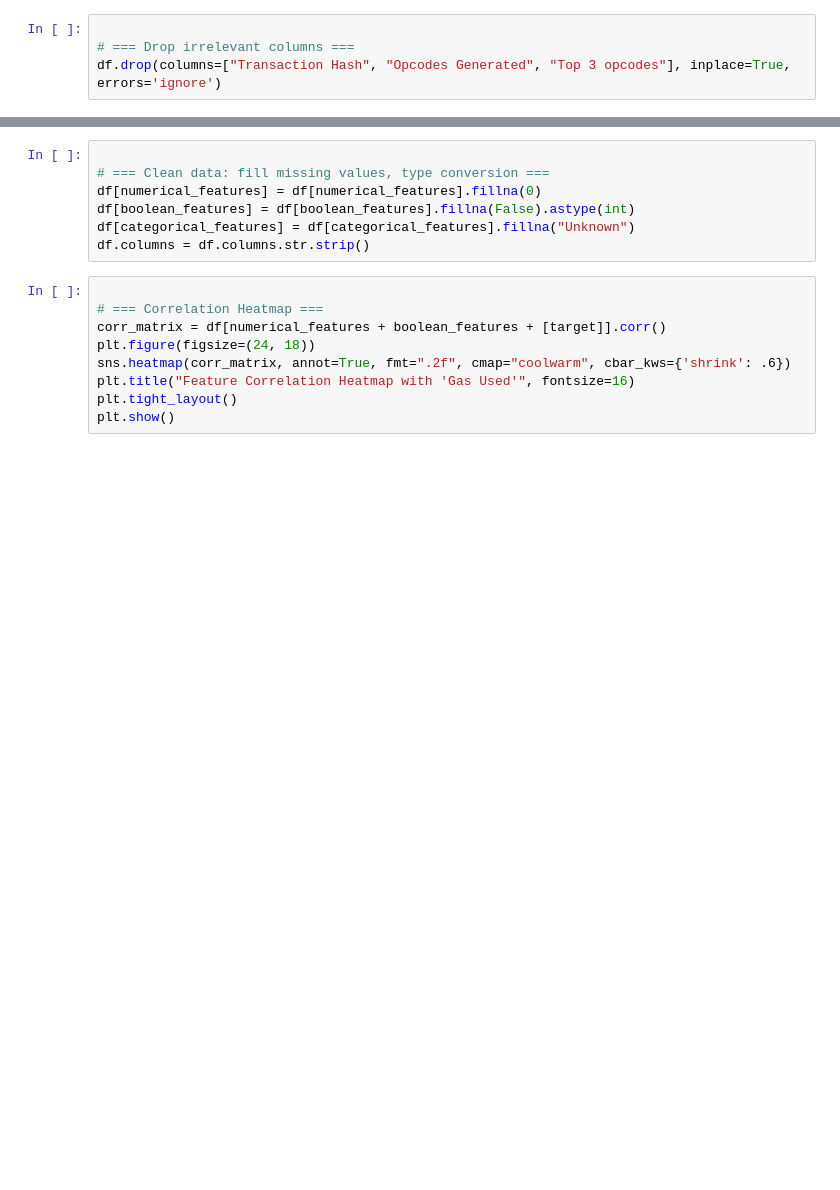
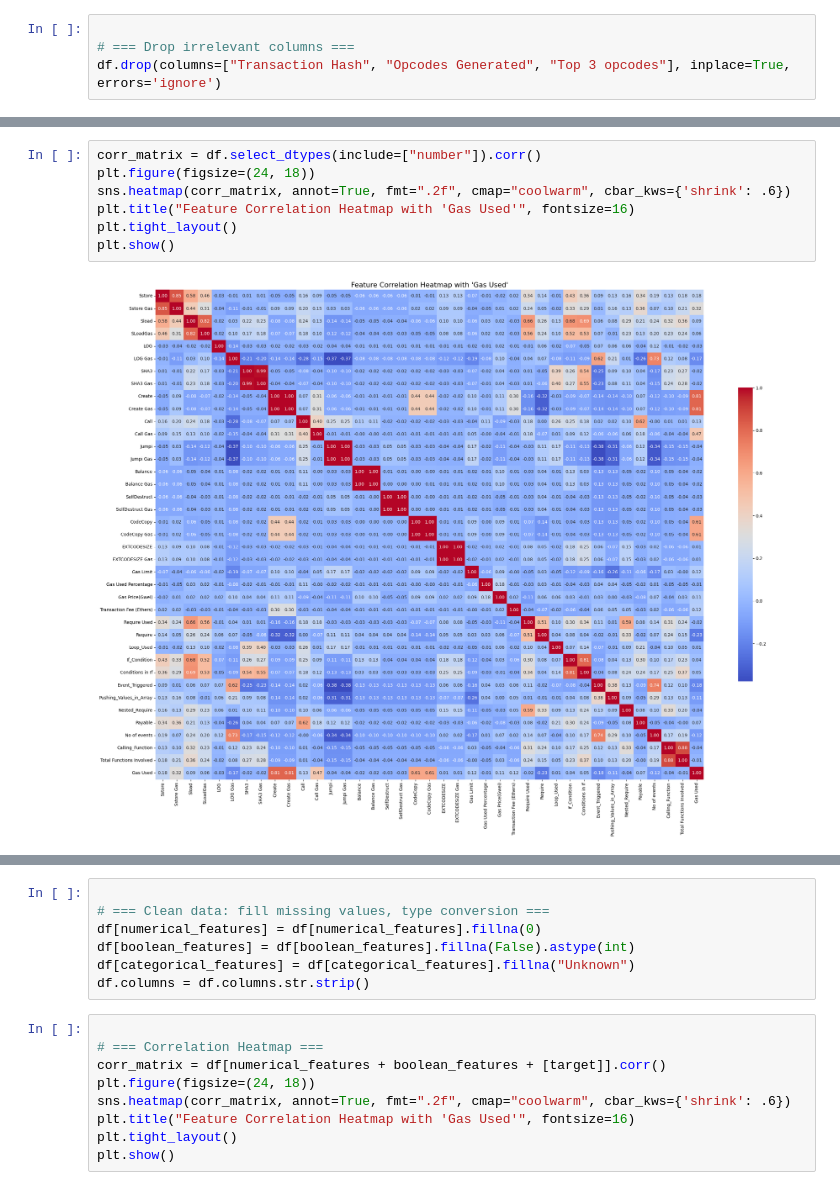
Before and after one commit to PihuNiranjan/Alexa-using-python, a Jupyter notebook: final.ipynb, the cells around one changed output, grey strips where cells are left out. Drawn from its saved outputs; the diff is of its cells as text; blank space fills up the shorter version.

```diff
--- a/final.ipynb
+++ b/final.ipynb
@@ -39 +118,10 @@ df = df.dropna(subset=[target])
+# %%
+corr_matrix = df.select_dtypes(include=["number"]).corr()
+plt.figure(figsize=(24, 18))
+sns.heatmap(corr_matrix, annot=True, fmt=".2f", cmap="coolwarm", cbar_kws={'shrink': .6})
+plt.title("Feature Correlation Heatmap with 'Gas Used'", fontsize=16)
+plt.tight_layout()
+plt.show()
+# %% [output]
+[figure, added]
 # %%
```
Also changed, not shown: parts of 24 cells of this notebook.
